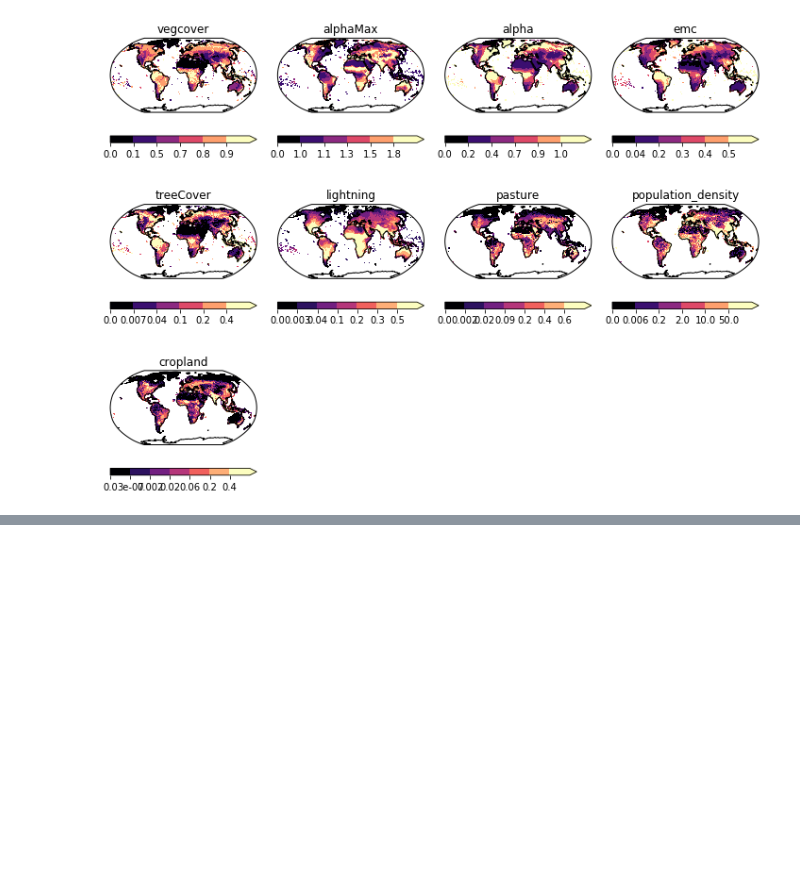
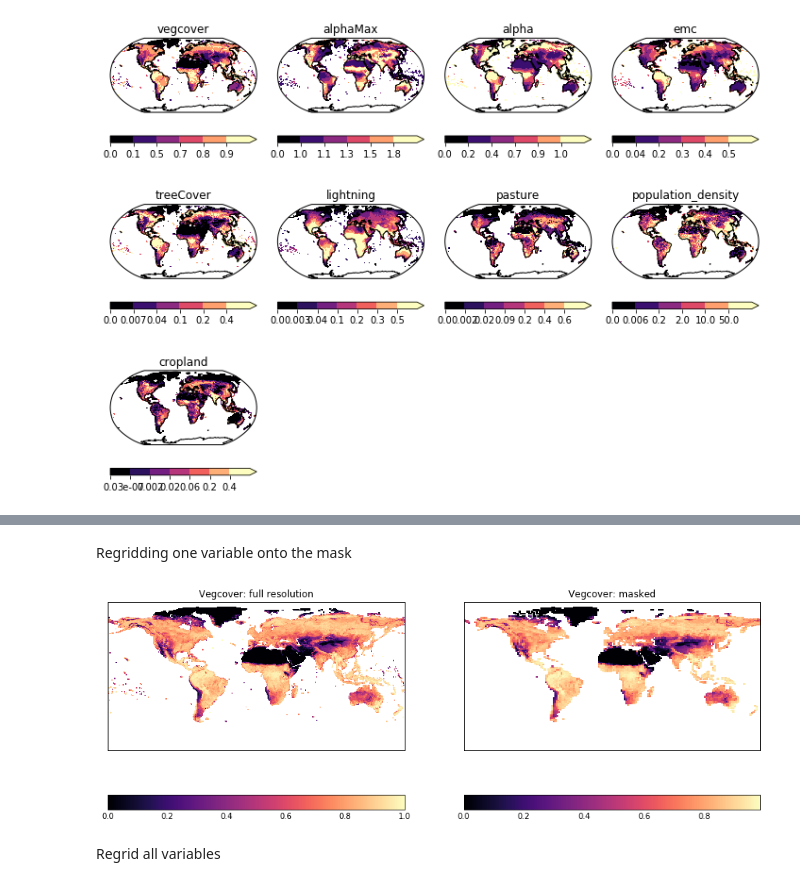
Before and after one commit to douglask3/UKESM-ConFire, a Jupyter notebook: notebooks/regrid_nc.ipynb, the cells around one changed output, grey strips where cells are left out. Saved outputs shown, nothing was run; the diff lists cells and outputs as text; code cells hidden in the pictures; blank space fills up the shorter version.

```diff
--- a/notebooks/regrid_nc.ipynb
+++ b/notebooks/regrid_nc.ipynb
@@ -114,0 +165,32 @@ for key, dat in input_data.items():
+# %% [markdown]
+Regridding one variable onto the mask
+# %%
+# Regrid
+m_vegcover = input_data['vegcover'].regrid(m, iris.analysis.Linear())
+
+
+# Make plots bigger
+plt.rcParams['figure.figsize'] = [15, 7] # [height, width] in inches
+
+# Plot original variable
+plt.subplot(1, 2, 1)
+iplt.contourf(input_data['vegcover'][0,:,:], cmap = 'magma')
+iris.quickplot.pcolormesh(input_data['vegcover'][0,:,:], cmap = 'magma')
+plt.title('Vegcover: full resolution')
+
+# Plot masked variable
+plt.subplot(1, 2, 2)
+iplt.contourf(m_vegcover[0,:,:], cmap = 'magma')
+iris.quickplot.pcolormesh(m_vegcover[0,:,:], cmap = 'magma')
+plt.title('Vegcover: masked')
+
+plt.show()
+
+# Compare lon/lat lengths
+
+#print(input_data['vegcover'])
+#print(m_vegcover)
+# %% [output]
+[figure, added]
+# %% [markdown]
+Regrid all variables
```
Also changed, not shown: parts of 13 cells of this notebook.
